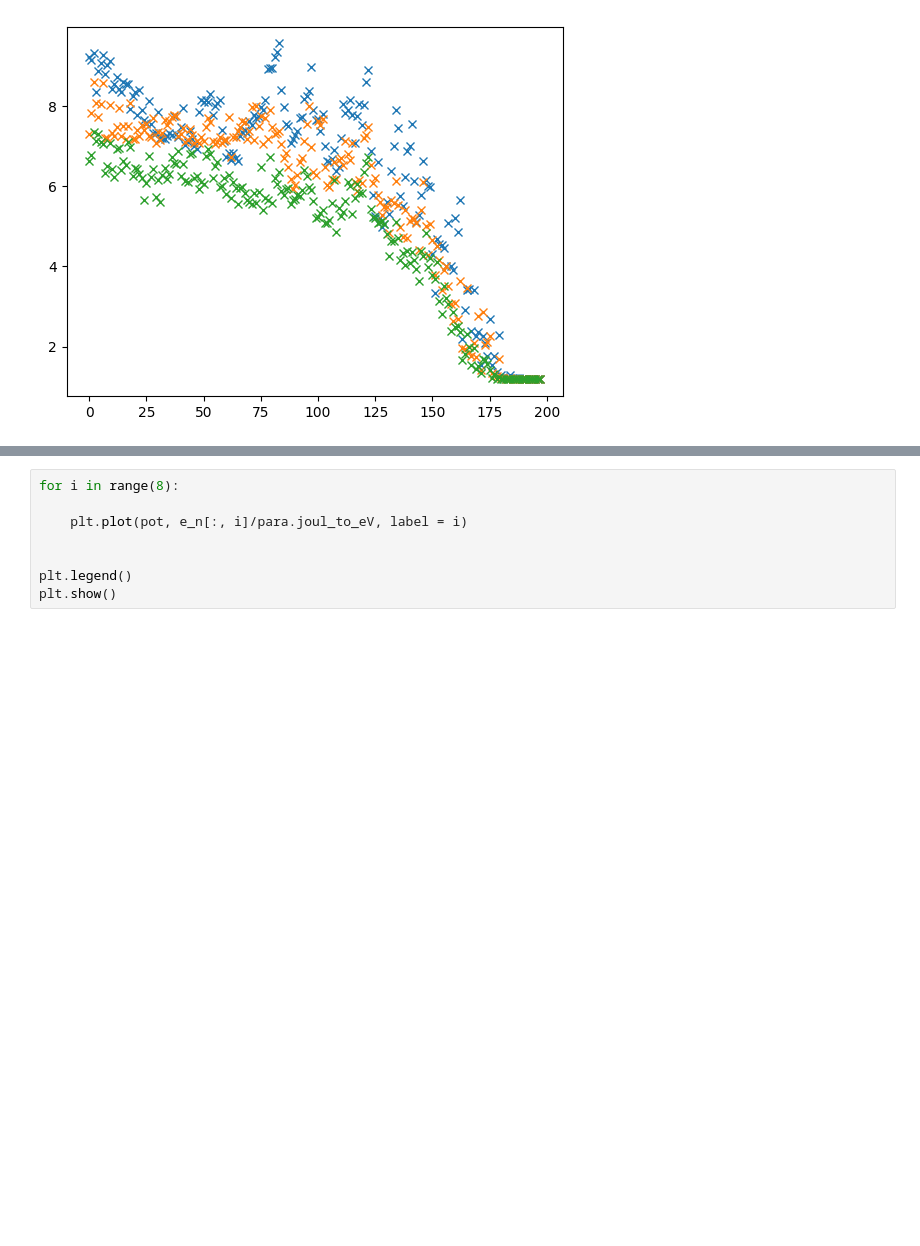
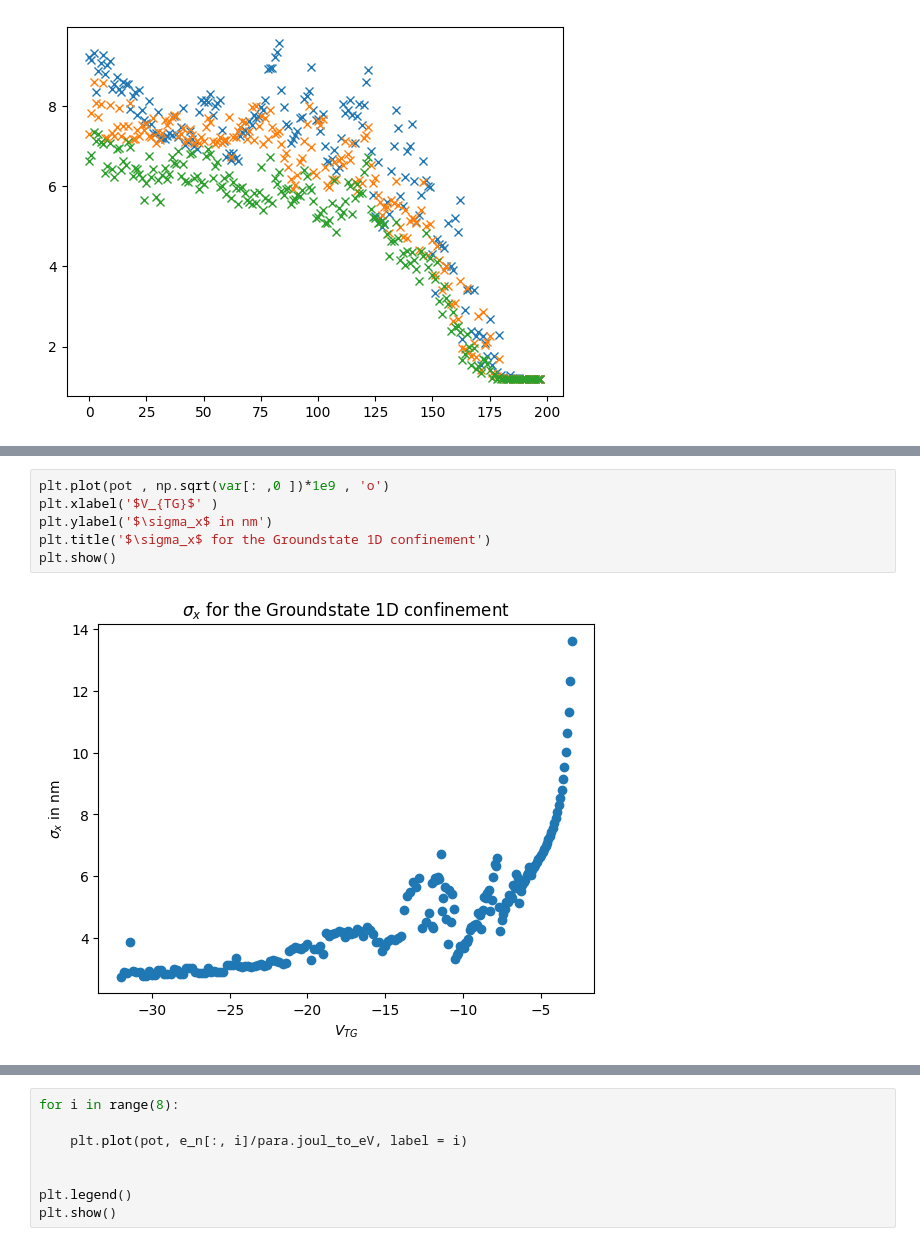
Before and after one commit to lefan99/BornOppenheimerCluster, a Jupyter notebook: plot.ipynb, the cells around one changed output, grey strips where cells are left out. Cells and saved outputs as stored; diff of their text form; blank space fills up the shorter version.

```diff
--- a/plot.ipynb
+++ b/plot.ipynb
@@ -72,0 +104,8 @@ for file in pot:
+# %%
+plt.plot(pot , np.sqrt(var[: ,0 ])*1e9 , 'o')
+plt.xlabel('$V_{TG}$' )
+plt.ylabel('$\sigma_x$ in nm')
+plt.title('$\sigma_x$ for the Groundstate 1D confinement')
+plt.show()
+# %% [output]
+[figure, added]
```
Also changed, not shown: parts of 17 cells of this notebook, 5 other files.
